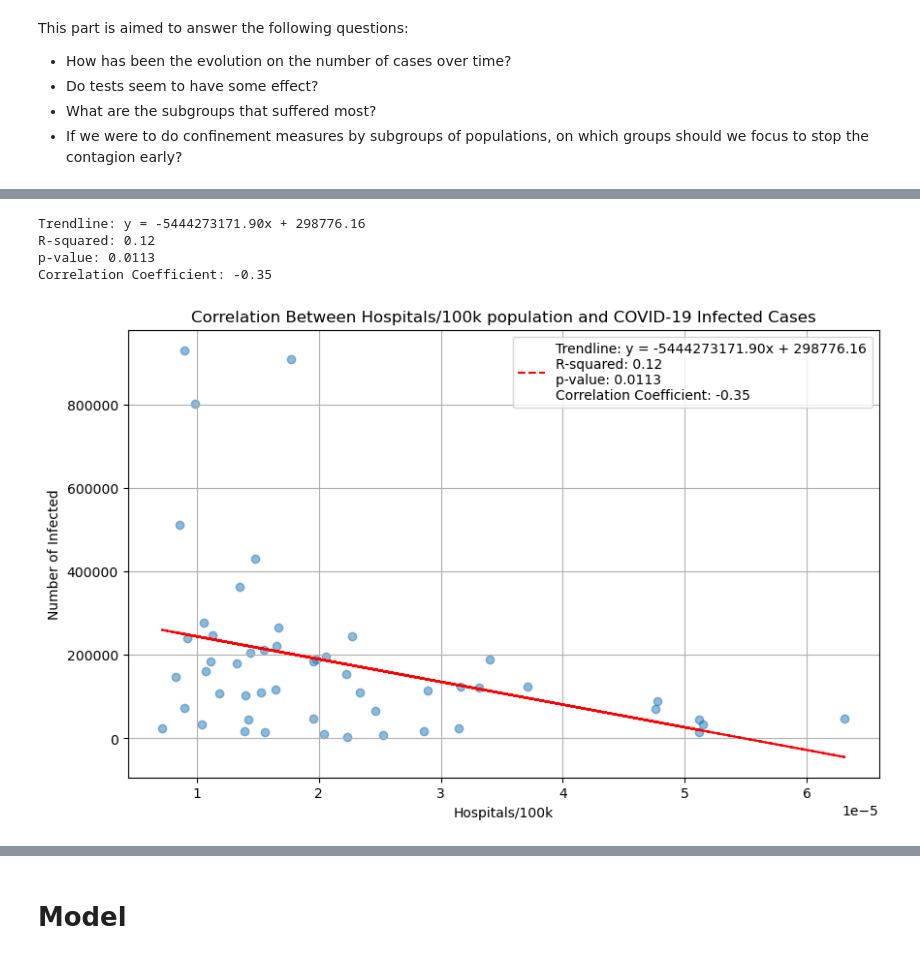
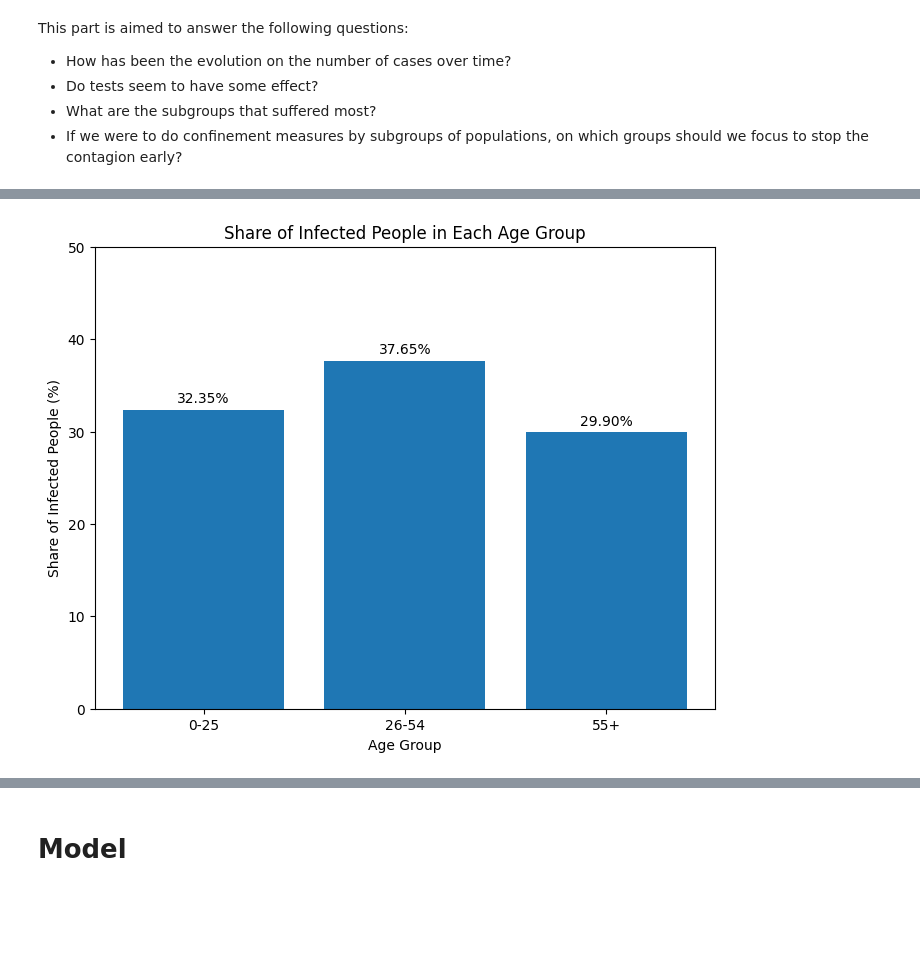
Before and after one commit to viktoriia-yuzkiv/COVID19-Spread-Data-Analysis-and-Modeling, a Jupyter notebook: COVID-10 Spread in the U.S..ipynb, the cells around one changed output, grey strips where cells are left out. Drawn from its saved outputs; the diff is of its cells as text; code cells hidden in the pictures; blank space fills up the shorter version.

```diff
--- a/COVID-10 Spread in the U.S..ipynb
+++ b/COVID-10 Spread in the U.S..ipynb
@@ -460,37 +242,25 @@ Correlation Coefficient: -0.43
-# %%
-# Correlation Between Hospitals/100k and COVID-19 Infected Cases
-# df dataset
-
-df['Hospitals/100k'] = df['Hospitals']/df['Population']
-data_df = df[['Infected', 'Hospitals/100k']]
-
-
-# Create the scatter plot
-plt.figure(figsize=(10, 6))
-plt.scatter(data_df['Hospitals/100k'], data_df['Infected'], alpha=0.5)
-plt.xlabel('Hospitals/100k')
-plt.ylabel('Number of Infected')
-plt.title('Correlation Between Hospitals/100k population and COVID-19 Infected Cases')
-
-# Calculate the correlation coefficient
-correlation_coefficient, _ = stats.pearsonr(data_df['Hospitals/100k'], data_df['Infected'])
-
-
-# Calculate the trendline parameters, R-squared, and p-value
-slope, intercept, r_value, p_value, std_err = stats.linregress(data_df['Hospitals/100k'], data_df['Infected'])
-trendline = f'Trendline: y = {slope:.2f}x + {intercept:.2f}\nR-squared: {r_value**2:.2f}\np-value: {p_value:.4f}\nCorrelation Coefficient: {correlation_coefficient:.2f}'
-print(trendline)
-
-# Add the trendline, its formula, and the p-value to the plot
-plt.plot(data_df['Hospitals/100k'], slope * data_df['Hospitals/100k'] + intercept, color='red', linestyle='--', label=trendline)
-plt.legend(loc='upper right')
-
-plt.grid(True)
-
-plt.show()
-# %% [output]
-Trendline: y = -5444273171.90x + 298776.16
-R-squared: 0.12
-p-value: 0.0113
-Correlation Coefficient: -0.35
-[figure, removed]
+# %%
+# Share of population
+# df dataset
+
+share_infected_0_25 = df['Age 0-25'].mean() * 100
+share_infected_26_54 = df['Age 26-54'].mean() * 100
+share_infected_55_plus = df['Age 55+'].mean() * 100
+
+# Create the bar chart
+plt.figure(figsize=(8, 6))
+bars = plt.bar(['0-25', '26-54', '55+'], [share_infected_0_25, share_infected_26_54, share_infected_55_plus])
+plt.xlabel('Age Group')
+plt.ylabel('Share of Infected People (%)')
+plt.title('Share of Infected People in Each Age Group')
+plt.ylim(0, 50)  # Set y-axis limit to represent percentages (0-100)
+
+# Add labels on top of the bars
+for bar in bars:
+    height = bar.get_height()
+    plt.annotate(f'{height:.2f}%', xy=(bar.get_x() + bar.get_width() / 2, height),
+                 xytext=(0, 3), textcoords='offset points', ha='center', va='bottom')
+
+plt.show()
+# %% [output]
+[figure, added]
```
Also changed, not shown: parts of 18 cells of this notebook.
